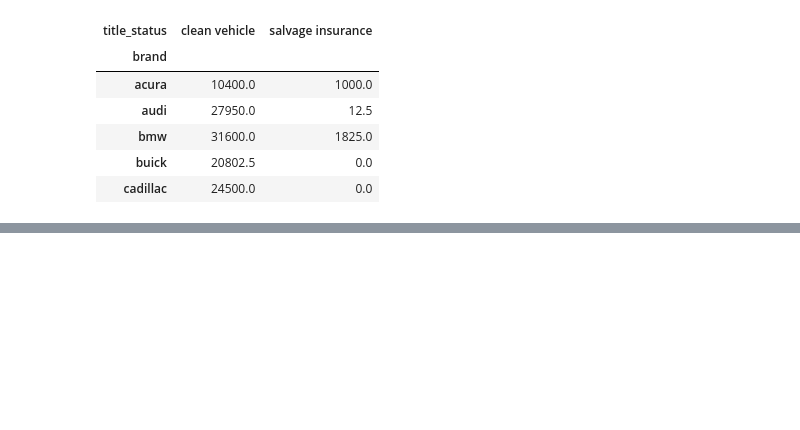
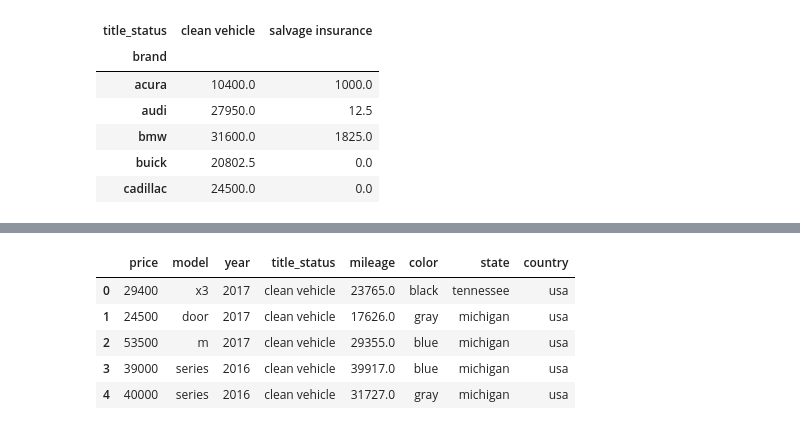
Before and after one commit to ShaidulinAndrew/Pandas_classes, a Jupyter notebook: Pandas2_makarov.ipynb, the cells around one changed output, grey strips where cells are left out. Cells and saved outputs as stored; diff of their text form; code cells hidden in the pictures; blank space fills up the shorter version.

```diff
--- a/Pandas2_makarov.ipynb
+++ b/Pandas2_makarov.ipynb
@@ -1874,0 +1971,15 @@ pd.pivot_table(cars,
+# %%
+# создадим маску для автомобилей BMW
+bmw = cars[cars['brand'] == 'bmw'].copy()
+# установим новый индекс, удалив при этом старый
+bmw.reset_index(drop = True, inplace = True)
+# удалим столбец brand, тк осталась одно марка
+bmw.drop(columns = 'brand', inplace = True)
+bmw.head(5)
+# %% [output]
+|  | price | model | year | title_status | mileage | color | state | country |
+| 0 | 29400 | x3 | 2017 | clean vehicle | 23765.0 | black | tennessee | usa |
+| 1 | 24500 | door | 2017 | clean vehicle | 17626.0 | gray | michigan | usa |
+| 2 | 53500 | m | 2017 | clean vehicle | 29355.0 | blue | michigan | usa |
+| 3 | 39000 | series | 2016 | clean vehicle | 39917.0 | blue | michigan | usa |
+| 4 | 40000 | series | 2016 | clean vehicle | 31727.0 | gray | michigan | usa |
```
Also changed, not shown: parts of 16 cells of this notebook.
